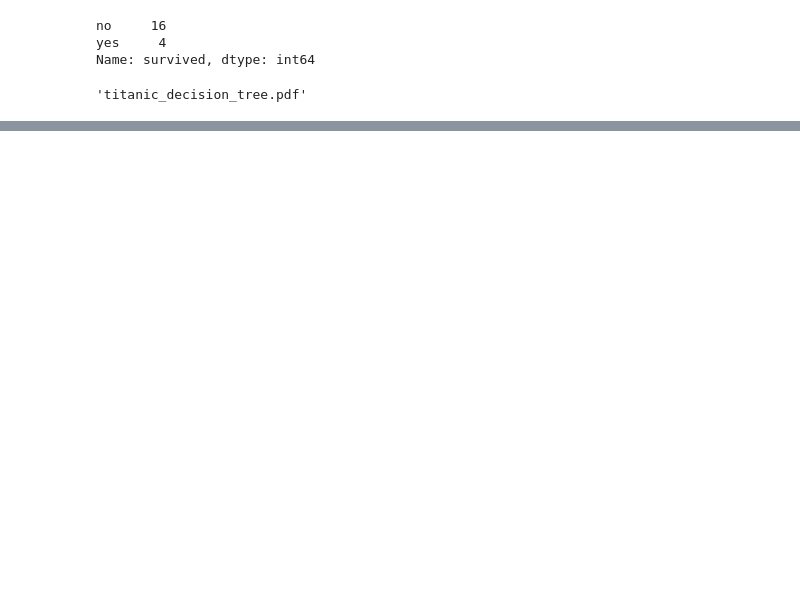
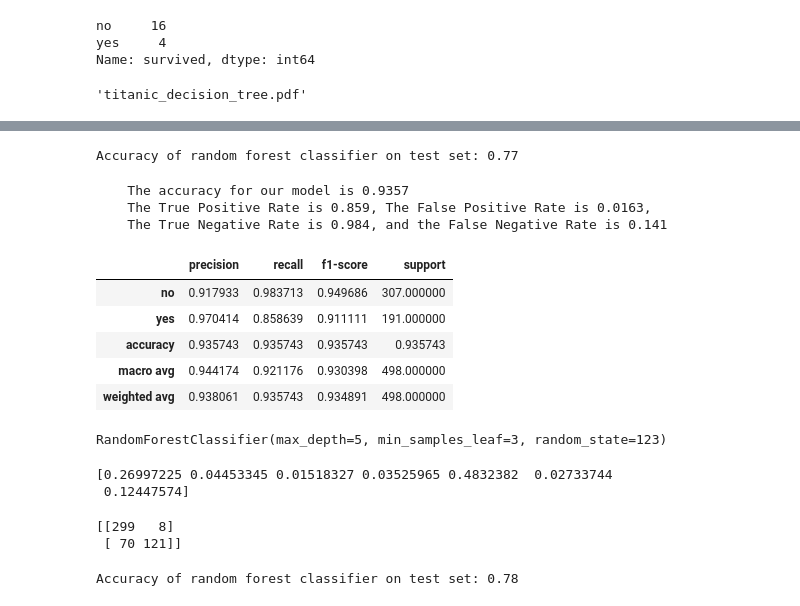
Before and after one commit to DBerchelmann/classification-exercises, a Jupyter notebook: model.ipynb, the cells around one changed output, grey strips where cells are left out. Drawn from its saved outputs; the diff is of its cells as text; code cells hidden in the pictures; blank space fills up the shorter version.

```diff
--- a/model.ipynb
+++ b/model.ipynb
@@ -351,0 +416,10 @@ graph.render('titanic_decision_tree', view=True, format="pdf")
+# %%
+rf = RandomForestClassifier(bootstrap=True,
+                            class_weight=None,
+                            criterion='gini',
+                            min_samples_leaf=1,
+                            n_estimators=100,
+                            max_depth=10,
+                            random_state=123)
+# %%
+rf.fit(X_train, y_train)
@@ -351,0 +433,2 @@ graph.render('titanic_decision_tree', view=True, format="pdf")
+# %%
+y_pred = rf.predict(X_train)
@@ -351,0 +458,39 @@ graph.render('titanic_decision_tree', view=True, format="pdf")
+# %%
+print('Accuracy of random forest classifier on test set: {:.2f}'
+     .format(rf.score(X_validate, y_validate)))
+# %% [output]
+Accuracy of random forest classifier on test set: 0.77
+# %%
+# crate a function to calculate these metrics
+def get_metrics_binary(rf):
+    '''
+    get_metrics_binary takes in a confusion matrix (cnf) for a binary classifier and prints out metrics based on
+    values in variables named X_train, y_train, and y_pred.
+
+    return: a classification report as a transposed DataFrame
+    '''
+    accuracy = rf.score(X_train, y_train)
+    class_report = pd.DataFrame(classification_report(y_train, y_pred, output_dict=True)).T
+    conf = confusion_matrix(y_train, y_pred)
+    tpr = conf[1][1] / conf[1].sum()
+    fpr = conf[0][1] / conf[0].sum()
+    tnr = conf[0][0] / conf[0].sum()
+    fnr = conf[1][0] / conf[1].sum()
+    print(f'''
+    The accuracy for our model is {accuracy:.4}
+    The True Positive Rate is {tpr:.3}, The False Positive Rate is {fpr:.3},
+    The True Negative Rate is {tnr:.3}, and the False Negative Rate is {fnr:.3}
+    ''')
+    return class_report
+# %%
+get_metrics_binary(rf)
+# %% [output]
+    The accuracy for our model is 0.9357
+    The True Positive Rate is 0.859, The False Positive Rate is 0.0163,
+    The True Negative Rate is 0.984, and the False Negative Rate is 0.141
+|  | precision | recall | f1-score | support |
+| no | 0.917933 | 0.983713 | 0.949686 | 307.000000 |
+| yes | 0.970414 | 0.858639 | 0.911111 | 191.000000 |
+| accuracy | 0.935743 | 0.935743 | 0.935743 | 0.935743 |
+| macro avg | 0.944174 | 0.921176 | 0.930398 | 498.000000 |
+| weighted avg | 0.938061 | 0.935743 | 0.934891 | 498.000000 |
@@ -351,0 +507,9 @@ graph.render('titanic_decision_tree', view=True, format="pdf")
+# %%
+rf2.fit(X_train, y_train)
+# %% [output]
+RandomForestClassifier(max_depth=5, min_samples_leaf=3, random_state=123)
+# %%
+print(rf2.feature_importances_)
+# %% [output]
+[0.26997225 0.04453345 0.01518327 0.03525965 0.4832382  0.02733744
+ 0.12447574]
@@ -351,0 +520,10 @@ graph.render('titanic_decision_tree', view=True, format="pdf")
+# %%
+print(confusion_matrix(y_train, y_pred))
+# %% [output]
+[[299   8]
+ [ 70 121]]
+# %%
+print('Accuracy of random forest classifier on test set: {:.2f}'
+     .format(rf2.score(X_validate, y_validate)))
+# %% [output]
+Accuracy of random forest classifier on test set: 0.78
```
Also changed, not shown: parts of 27 cells of this notebook.
